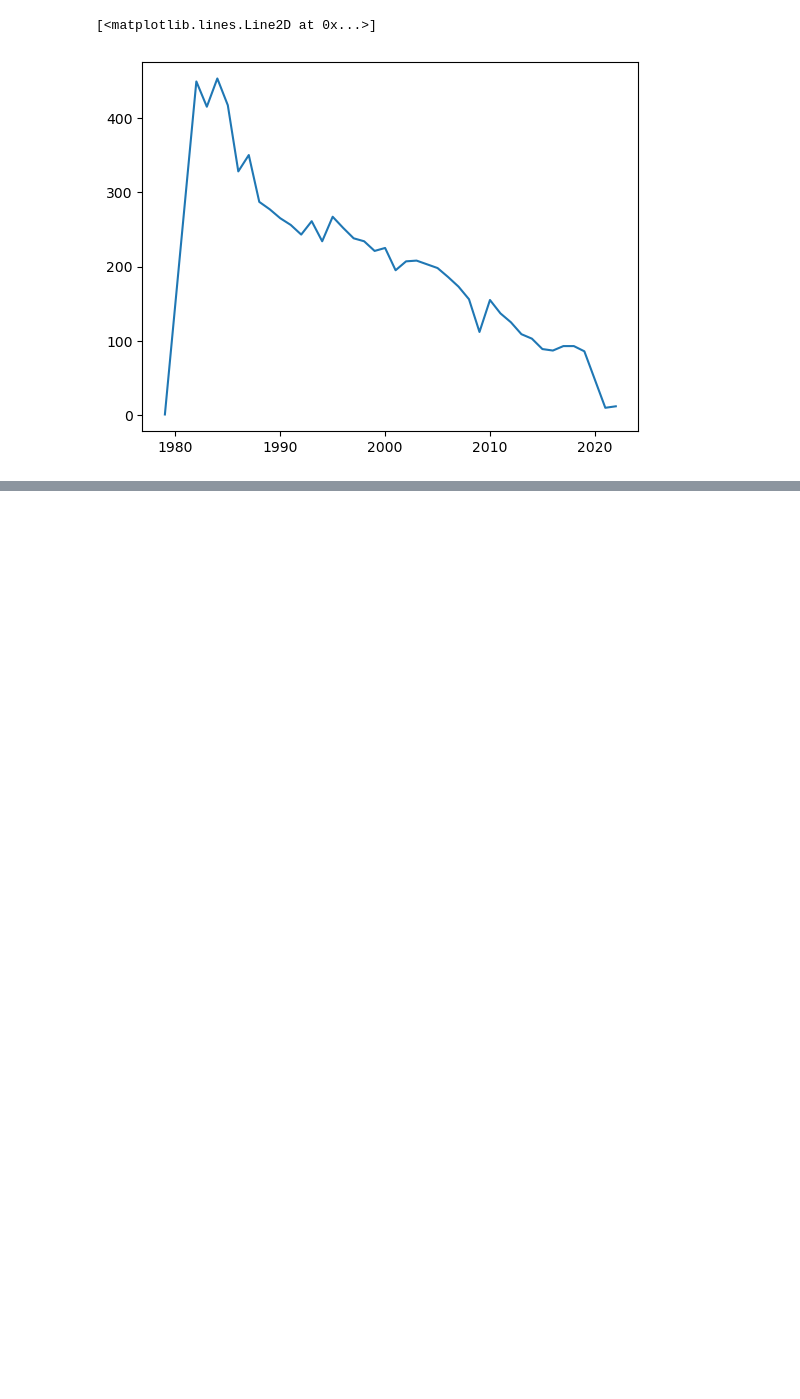
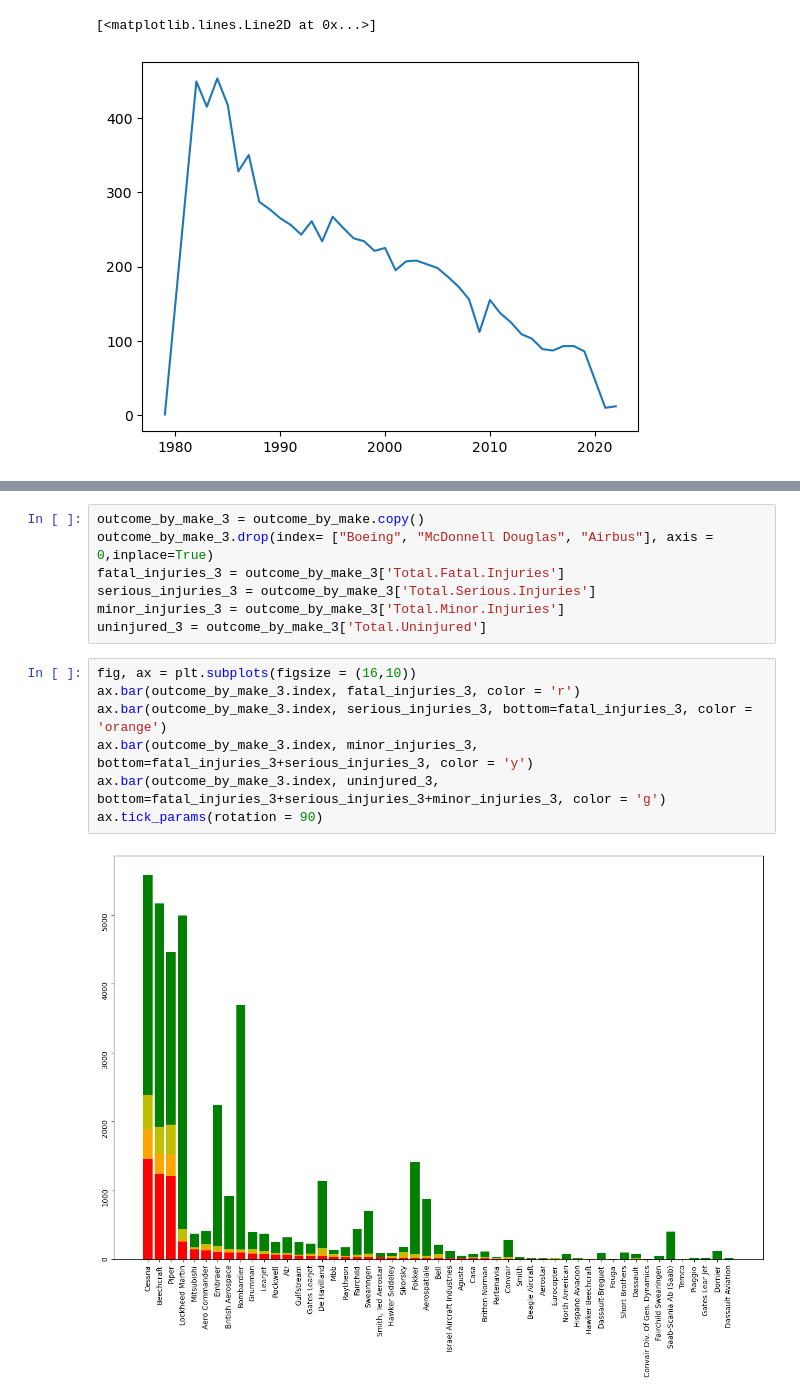
Before and after one commit to Luwate/dsc-phase-1-project, a Jupyter notebook: student.ipynb, the cells around one changed output, grey strips where cells are left out. Saved outputs shown, nothing was run; the diff lists cells and outputs as text; blank space fills up the shorter version.

```diff
--- a/student.ipynb
+++ b/student.ipynb
@@ -630,0 +796,16 @@ ax[1].plot(ser)
+# %%
+outcome_by_make_3 = outcome_by_make.copy()
+outcome_by_make_3.drop(index= ["Boeing", "McDonnell Douglas", "Airbus"], axis = 0,inplace=True)
+fatal_injuries_3 = outcome_by_make_3['Total.Fatal.Injuries']
+serious_injuries_3 = outcome_by_make_3['Total.Serious.Injuries']
+minor_injuries_3 = outcome_by_make_3['Total.Minor.Injuries']
+uninjured_3 = outcome_by_make_3['Total.Uninjured']
+# %%
+fig, ax = plt.subplots(figsize = (16,10))
+ax.bar(outcome_by_make_3.index, fatal_injuries_3, color = 'r')
+ax.bar(outcome_by_make_3.index, serious_injuries_3, bottom=fatal_injuries_3, color = 'orange')
+ax.bar(outcome_by_make_3.index, minor_injuries_3, bottom=fatal_injuries_3+serious_injuries_3, color = 'y')
+ax.bar(outcome_by_make_3.index, uninjured_3, bottom=fatal_injuries_3+serious_injuries_3+minor_injuries_3, color = 'g')
+ax.tick_params(rotation = 90)
+# %% [output]
+[figure, added]
```
Also changed, not shown: parts of 24 cells of this notebook.
